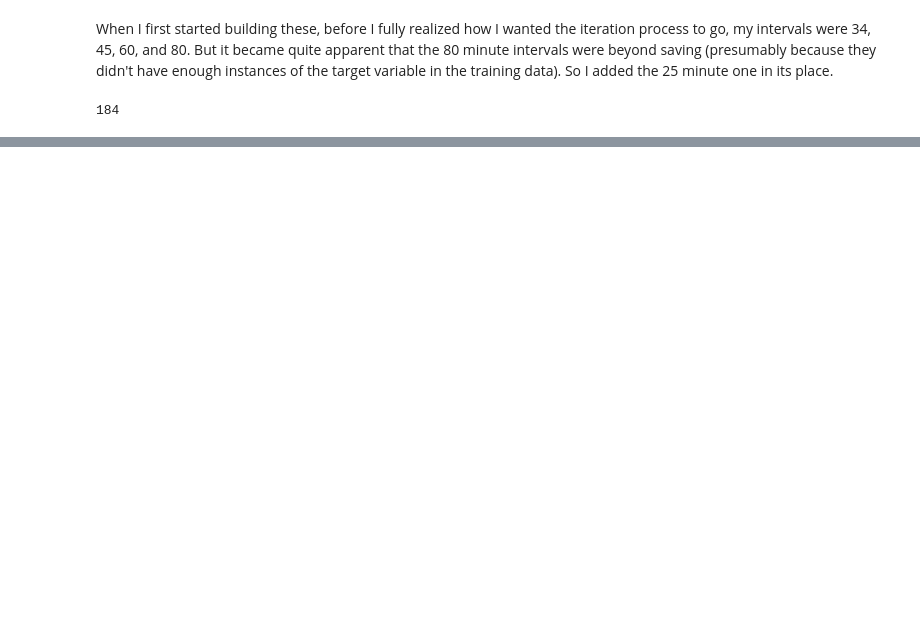
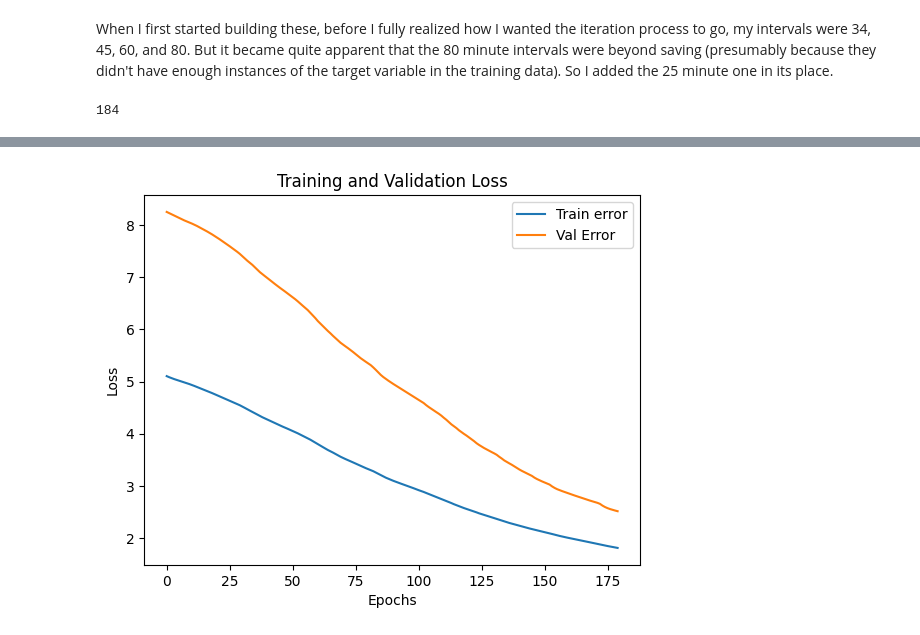
Before and after one commit to FerdinandBeaman/Capstone, a Jupyter notebook: CapstoneProject.ipynb, the cells around one changed output, grey strips where cells are left out. Drawn from its saved outputs; the diff is of its cells as text; code cells hidden in the pictures; blank space fills up the shorter version.

```diff
--- a/CapstoneProject.ipynb
+++ b/CapstoneProject.ipynb
@@ -328,15 +246,0 @@ cps_fb = [cp25_fb, cp34_fb, cp45_fb, cp60_fb]
-# %%
-for i, n in enumerate([25, 34, 45, 60]):
-  mods_ss[i].add(InputLayer((n,16)))
-  mods_ss[i].add(GRU(64))
-  the_models[i].add(Dense(16, "relu"))
-  the_models[i].add(Dense(14, "relu"))
-  the_models[i].add(Dense(7, "linear"))
-
-  the_models[i].compile(loss=MeanSquaredError(),
-                        optimizer=Adam(learning_rate=.0001),
-                        metrics=[RootMeanSquaredError()])
-
-  the_models[i].fit(the_X_trains[i], the_y_trains[i], validation_data=(
-      the_X_vals[i], the_y_vals[i]), epochs = 25,
-      callbacks = [the_cps[i], EarlyStopping(patience=5)])
@@ -815,0 +366,20 @@ plot_error(hist_60_1)
+# %%
+# Default and Short models
+for i, n in enumerate([25, 34, 45, 60]):
+  mods_DeSh[i].add(InputLayer((n,16)))
+  mods_DeSh[i].add(GRU(64))
+  mods_DeSh[i].add(Dense(16, "relu"))
+  mods_DeSh[i].add(Dense(14, "relu"))
+  mods_DeSh[i].add(Dense(7, "linear"))
+
+  mods_DeSh[i].compile(loss=MeanSquaredError(),
+                        optimizer=Adam(learning_rate=.0001),
+                        metrics=[RootMeanSquaredError()])
+
+  print("Default and Short, samples = " + str(n))
+  hists_DeSh[i] = mods_DeSh[i].fit(the_X_trains[i], the_y_trains[i],
+      validation_data=(the_X_vals[i], the_y_vals[i]), epochs = 180,
+      callbacks = [cps_DeSh[i], EarlyStopping(patience=5, start_from_epoch=10)])
+
+  print("\n")
+  print("\n")
@@ -815,0 +420,4 @@ plot_error(hist_60_1)
+# %%
+plot_error(hists_DeSh[0])
+# %% [output]
+[figure, added]
```
Also changed, not shown: parts of 58 cells of this notebook.
